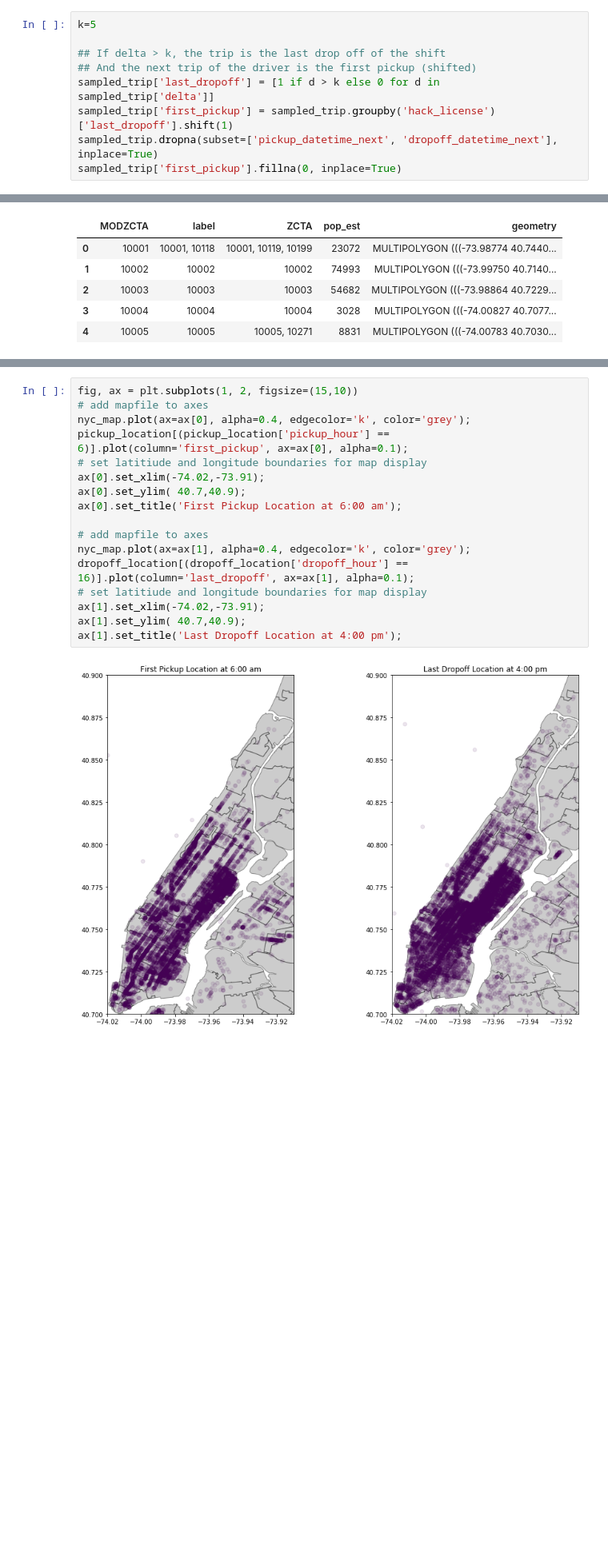
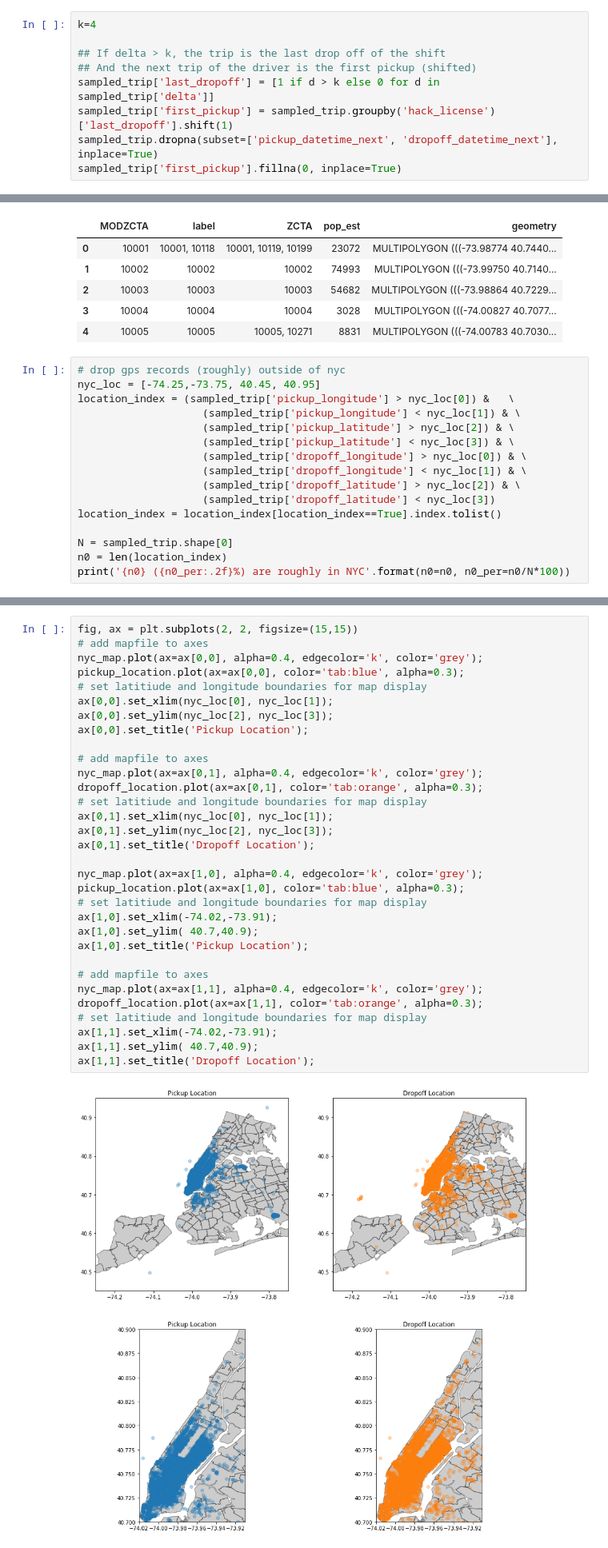
Before and after one commit to skyetim/didi-vehicle-repositioning-strategy, a Jupyter notebook: active_time/activetime_db_query.ipynb, the cells around one changed output, grey strips where cells are left out. Shown at 80% size. Saved outputs shown, nothing was run; the diff lists cells and outputs as text; blank space fills up the shorter version.

```diff
--- a/active_time/activetime_db_query.ipynb
+++ b/active_time/activetime_db_query.ipynb
@@ -56,5 +188,5 @@ sampled_trip['delta'] = (sampled_trip['pickup_datetime_next'] - sampled_trip['dr
 # %%
-k=5
+k=4
 
 ## If delta > k, the trip is the last drop off of the shift
 ## And the next trip of the driver is the first pickup (shifted)
@@ -233,3 +358,19 @@ nyc_map.head()
 | 2 | 10003 | 10003 | 10003 | 54682 | MULTIPOLYGON (((-73.98864 40.7229... |
 | 3 | 10004 | 10004 | 10004 | 3028 | MULTIPOLYGON (((-74.00827 40.7077... |
 | 4 | 10005 | 10005 | 10005, 10271 | 8831 | MULTIPOLYGON (((-74.00783 40.7030... |
+# %%
+# drop gps records (roughly) outside of nyc
+nyc_loc = [-74.25,-73.75, 40.45, 40.95]
+location_index = (sampled_trip['pickup_longitude'] > nyc_loc[0]) &   \
+                    (sampled_trip['pickup_longitude'] < nyc_loc[1]) & \
+                    (sampled_trip['pickup_latitude'] > nyc_loc[2]) & \
+                    (sampled_trip['pickup_latitude'] < nyc_loc[3]) & \
+                    (sampled_trip['dropoff_longitude'] > nyc_loc[0]) & \
+                    (sampled_trip['dropoff_longitude'] < nyc_loc[1]) & \
+                    (sampled_trip['dropoff_latitude'] > nyc_loc[2]) & \
+                    (sampled_trip['dropoff_latitude'] < nyc_loc[3])
+location_index = location_index[location_index==True].index.tolist()
+
+N = sampled_trip.shape[0]
+n0 = len(location_index)
+print('{n0} ({n0_per:.2f}%) are roughly in NYC'.format(n0=n0, n0_per=n0/N*100))
@@ -271,22 +409,37 @@ pickup_location.head()
 # %%
-fig, ax = plt.subplots(1, 2, figsize=(15,10))
+fig, ax = plt.subplots(2, 2, figsize=(15,15))
 # add mapfile to axes
-nyc_map.plot(ax=ax[0], alpha=0.4, edgecolor='k', color='grey');
-pickup_location[(pickup_location['pickup_hour'] == 6)].plot(column='first_pickup', ax=ax[0], alpha=0.1);
+nyc_map.plot(ax=ax[0,0], alpha=0.4, edgecolor='k', color='grey');
+pickup_location.plot(ax=ax[0,0], color='tab:blue', alpha=0.3);
 # set latitiude and longitude boundaries for map display
-ax[0].set_xlim(-74.02,-73.91);
-ax[0].set_ylim( 40.7,40.9);
-ax[0].set_title('First Pickup Location at 6:00 am');
+ax[0,0].set_xlim(nyc_loc[0], nyc_loc[1]);
+ax[0,0].set_ylim(nyc_loc[2], nyc_loc[3]);
+ax[0,0].set_title('Pickup Location');
 
 # add mapfile to axes
-nyc_map.plot(ax=ax[1], alpha=0.4, edgecolor='k', color='grey');
-dropoff_location[(dropoff_location['dropoff_hour'] == 16)].plot(column='last_dropoff', ax=ax[1], alpha=0.1);
+nyc_map.plot(ax=ax[0,1], alpha=0.4, edgecolor='k', color='grey');
+dropoff_location.plot(ax=ax[0,1], color='tab:orange', alpha=0.3);
 # set latitiude and longitude boundaries for map display
-ax[1].set_xlim(-74.02,-73.91);
-ax[1].set_ylim( 40.7,40.9);
-ax[1].set_title('Last Dropoff Location at 4:00 pm');
+ax[0,1].set_xlim(nyc_loc[0], nyc_loc[1]);
+ax[0,1].set_ylim(nyc_loc[2], nyc_loc[3]);
+ax[0,1].set_title('Dropoff Location');
+
+nyc_map.plot(ax=ax[1,0], alpha=0.4, edgecolor='k', color='grey');
+pickup_location.plot(ax=ax[1,0], color='tab:blue', alpha=0.3);
+# set latitiude and longitude boundaries for map display
+ax[1,0].set_xlim(-74.02,-73.91);
+ax[1,0].set_ylim( 40.7,40.9);
+ax[1,0].set_title('Pickup Location');
+
+# add mapfile to axes
+nyc_map.plot(ax=ax[1,1], alpha=0.4, edgecolor='k', color='grey');
+dropoff_location.plot(ax=ax[1,1], color='tab:orange', alpha=0.3);
+# set latitiude and longitude boundaries for map display
+ax[1,1].set_xlim(-74.02,-73.91);
+ax[1,1].set_ylim( 40.7,40.9);
+ax[1,1].set_title('Dropoff Location');
 # %% [output]
-[figure, old version]
+[figure, new version]
 # %% [markdown]
 # Location of long-distance trip
 # %%
```
Also changed, not shown: parts of 29 cells of this notebook.
